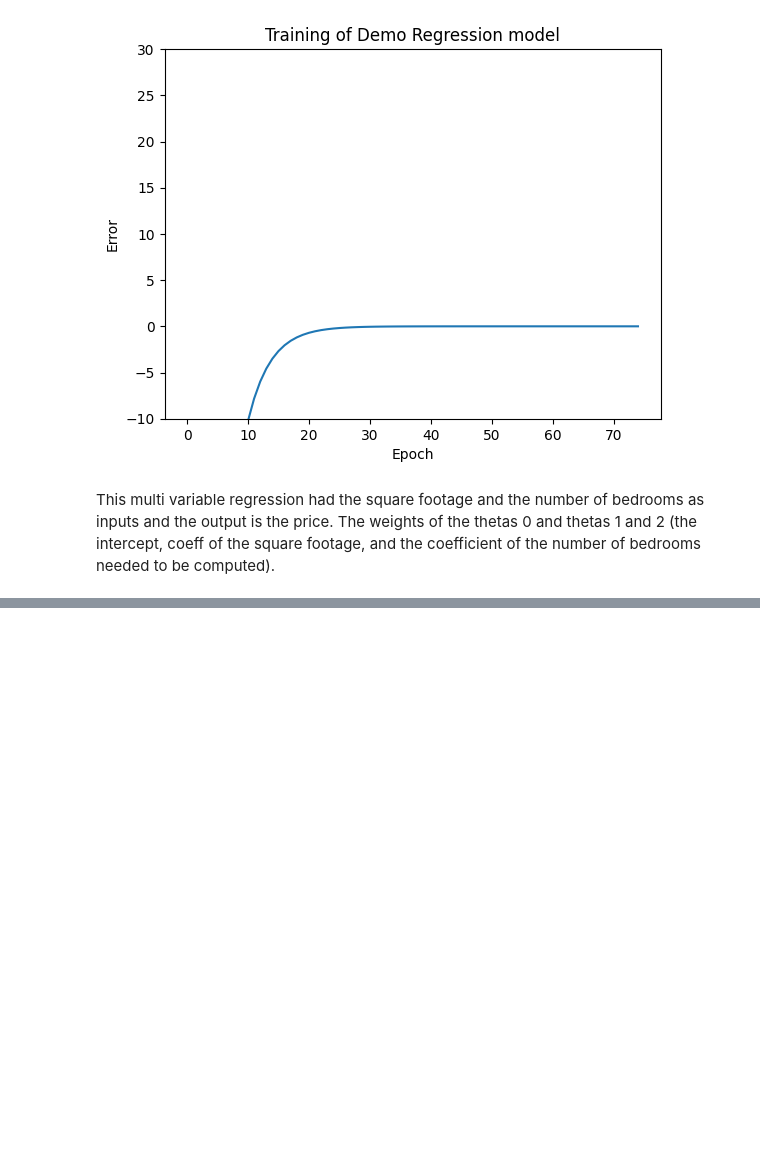
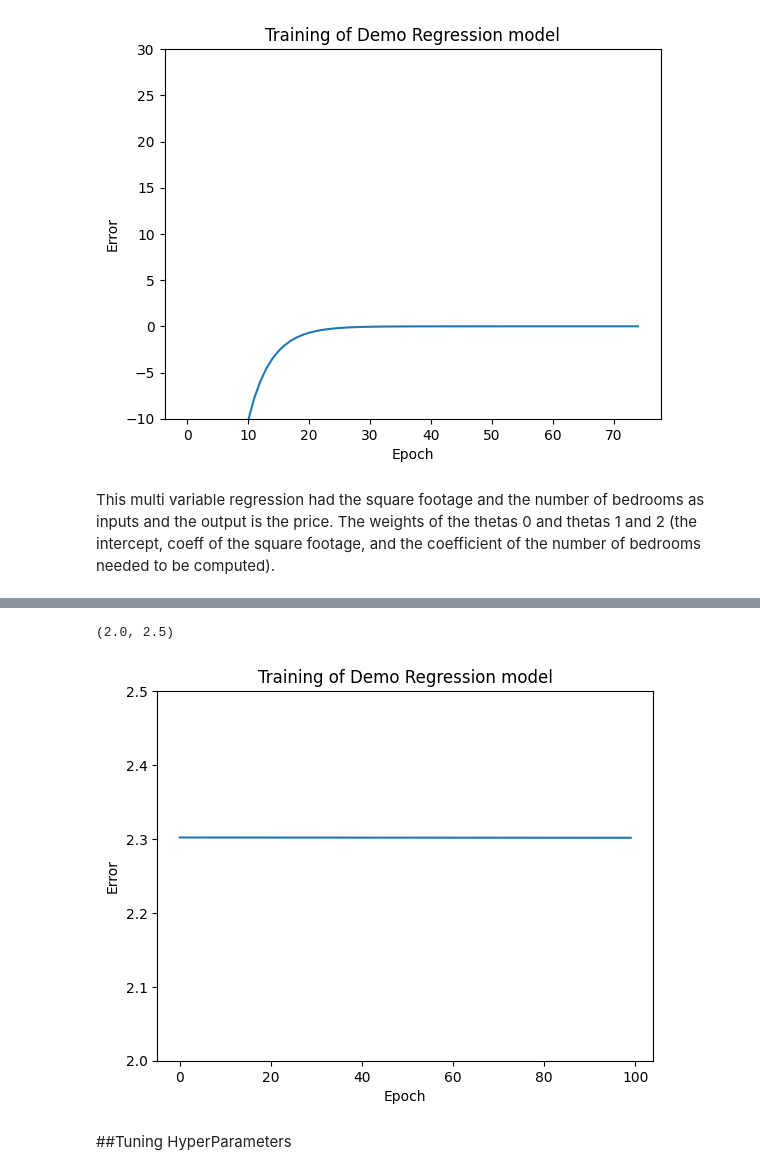
Before and after one commit to ismail-memon-123/CS_5262_ML, a Jupyter notebook: Neural_Network.ipynb, the cells around one changed output, grey strips where cells are left out. Cells and saved outputs as stored; diff of their text form; code cells hidden in the pictures; blank space fills up the shorter version.

```diff
--- a/Neural_Network.ipynb
+++ b/Neural_Network.ipynb
@@ -461,0 +581,5 @@ This multi variable regression had the square footage and the number of bedrooms
+# %%
+# Train for 100 epochs
+for i in range(100):
+    loss, params = train_one_step(X, y, params, learning_rate=1e-4)
+    print(f"Step {i+1}, Loss: {loss:.4f}")
@@ -461,0 +650,7 @@ This multi variable regression had the square footage and the number of bedrooms
+# %%
+# Loads CIFAR-10 and splits into training and testing sets
+(X_train, y_train), (X_test, y_test) = cifar10.load_data()
+
+
+print(X_train.shape, y_train.shape)
+print(X_test.shape, y_test.shape)
@@ -461,0 +754,25 @@ This multi variable regression had the square footage and the number of bedrooms
+# %%
+
+# Initialize parameters.
+# Final dataset is 32x32 color images, so 32x32x3
+input_size = 32*32*3
+hidden_size = 100
+output_size = 10
+num_samples = 200
+
+# Go in batches of 200
+params = get_params()
+
+#Subsection 200 of the x train and x test dataset
+X = X_train[:200]
+y = y_train_hot[:200]
+error_traj = []
+
+# Train for 100 epochs
+for i in range(100):
+    loss, params = train_one_step(X, y, params, learning_rate=1e-4)
+    print(f"Step {i+1}, Loss: {loss:.4f}")
+    error_traj.append(loss)
+
+val_acc = (predict(X_val, params) == y_val).mean()
+print('Validation accuracy: ', val_acc)
@@ -461,0 +797,13 @@ This multi variable regression had the square footage and the number of bedrooms
+# %%
+# Plot the loss vs epoch
+plt.plot(error_traj)
+plt.xlabel('Epoch')
+plt.ylabel('Error')
+plt.title('Training of Demo Regression model');
+ax = plt.gca()
+ax.set_ylim([2, 2.5])
+# %% [output]
+(2.0, 2.5)
+[figure, added]
+# %% [markdown]
+##Tuning HyperParameters
```
Also changed, not shown: parts of 25 cells of this notebook.
